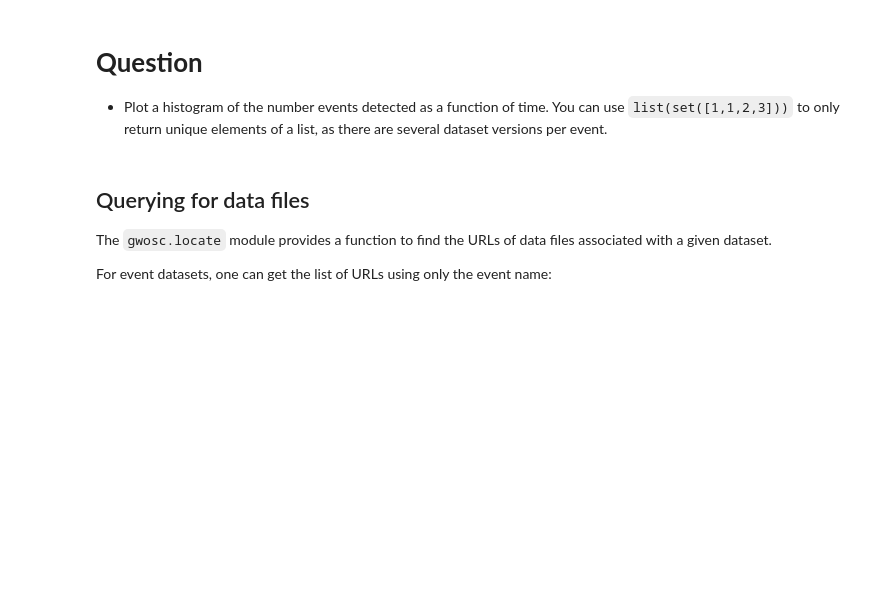
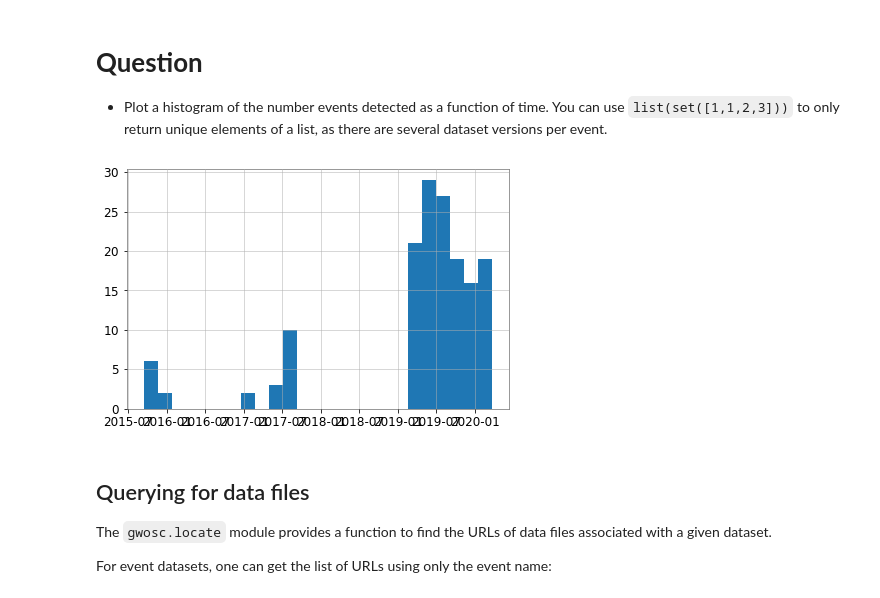
Before and after one commit to Clarke-Jools-36/GWAstro, a Jupyter notebook: chapter3.ipynb, the cells around one changed output. Saved outputs shown, nothing was run; the diff lists cells and outputs as text; code cells hidden in the pictures; blank space fills up the shorter version.

Commit message:
hist plotted w/ version conflict

```diff
--- a/chapter3.ipynb
+++ b/chapter3.ipynb
@@ -114,6 +117,16 @@ print(find_datasets(type='event',match='GW'))
 # %% [markdown]
 # **Question**
 - Plot a histogram of the number events detected as a function of time. You can use `list(set([1,1,2,3]))` to only return unique elements of a list, as there are several dataset versions per event.
+# %%
+event_key = list(set(find_datasets(type='event', match='GW')))
+event_time = []
+for event in event_key:
+  event_time.append(from_gps(event_gps(event)))
+
+plt.hist(event_time, bins=25)
+plt.tight_layout()
+# %% [output]
+[figure, added]
 # %% [markdown]
 ## Querying for data files
 
```
Also changed, not shown: parts of 8 cells of this notebook.
